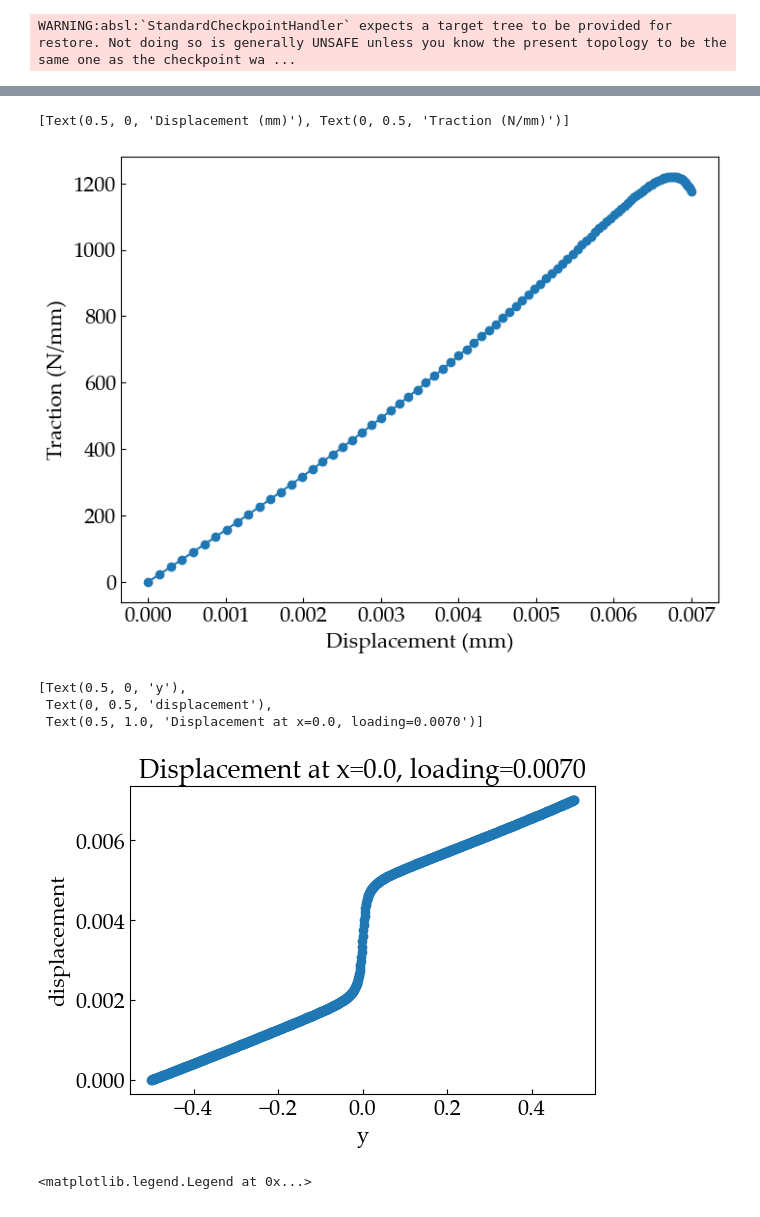
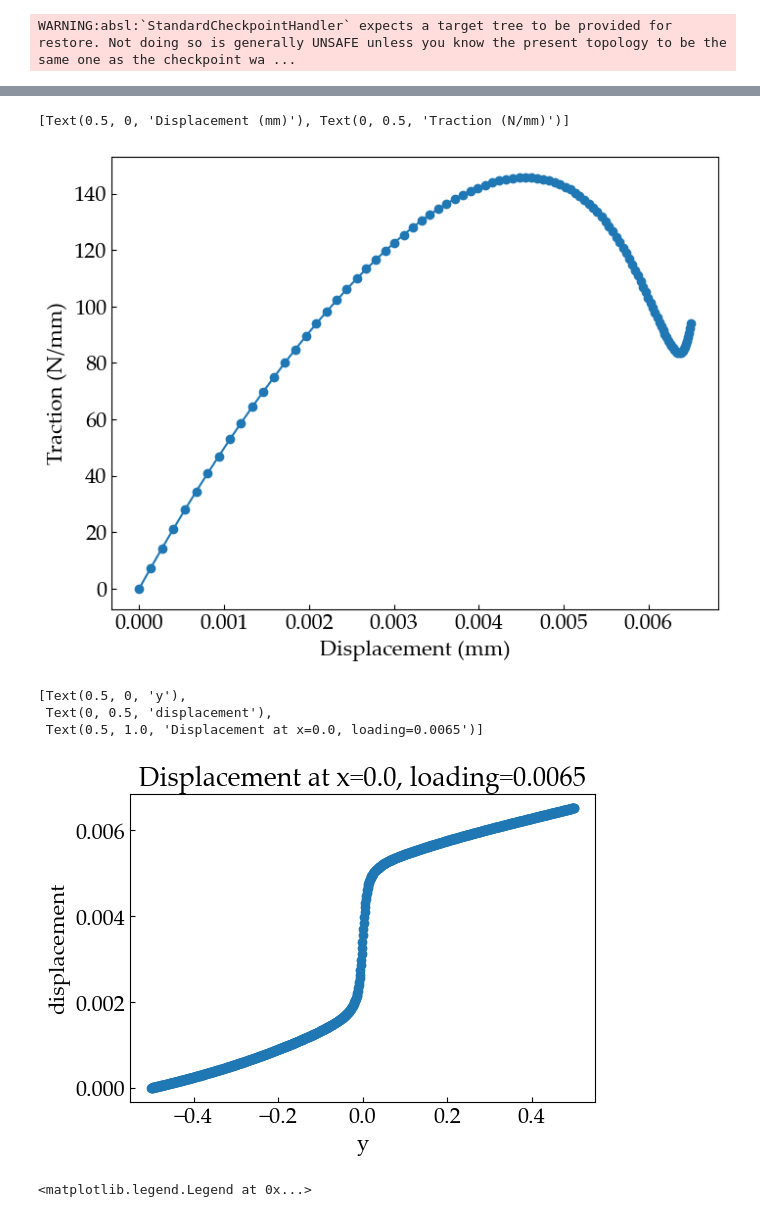
Before and after one commit to NanxiiChen/irr-pinn, a Jupyter notebook: examples/fracture/eval.ipynb, the cells around one changed output, grey strips where cells are left out. Saved outputs shown, nothing was run; the diff lists cells and outputs as text; code cells hidden in the pictures.

Commit message:
update fracture

```diff
--- a/examples/fracture/eval.ipynb
+++ b/examples/fracture/eval.ipynb
@@ -36,7 +36,7 @@ rcParams.update({
 cfg = configs.Config()
 pinn = PINN(config=cfg)
 ckpt = ocp.StandardCheckpointer()
-state = ckpt.restore("/root/autodl-tmp/tf-logs/fracture/irr/2025-04-26-22-44-24/model-5000/")
+state = ckpt.restore("/root/autodl-tmp/tf-logs/fracture/irr/2025-04-27-00-46-42/model-4000/")
 params = state["params"]
 # %% [output]
 WARNING:absl:`StandardCheckpointHandler` expects a target tree to be provided for restore. Not doing so is generally UNSAFE unless you know the present topology to be the same one as the checkpoint wa ...
@@ -64,3 +64,11 @@ for idx, tic in enumerate(ts):
     )
     tractions.append(traction_yy)
 tractions = jnp.array(tractions)
+%matplotlib inline
+loading = cfg.loading(ts)
+fig, ax = plt.subplots(figsize=(8, 6))
+ax.plot(loading, tractions, label="traction", marker="o",)
+ax.set(
+    xlabel="Displacement (mm)",
+    ylabel="Traction (N/mm)",
+)
@@ -67,16 +78,39 @@ tractions = jnp.array(tractions)
 # %%
+
+ts = jnp.linspace(0, 1, 101)
+# mesh = jnp.load(f"{cfg.DATA_PATH}/mesh_points.npy") / cfg.Lc
+ys = jnp.linspace(-0.5, 0.5, 1000)
+xs = jnp.ones_like(ys) * (0.5)
+top_mesh = jnp.stack([xs, ys], axis=1)
+
+tractions = []
+for idx, tic in enumerate(ts):
+    t = jnp.ones_like(top_mesh[:, 0]) * tic
+    t = t.reshape(-1, 1)
+    # phi, disp = vmap(
+    #     pinn.net_u, in_axes=(None, 0, 0)
+    # )(params, top_mesh, t)
+
+    sigma = vmap(
+        pinn.sigma, in_axes=(None, 0, 0)
+    )(params, top_mesh, t)
+    sigma_xx = sigma[:, 0, 0]
+    traction_xx = jnp.sum(
+        (sigma_xx[:-1] + sigma_xx[1:]) / 2 * (ys[1:] - ys[:-1])
+    )
+    tractions.append(traction_xx)
+tractions = jnp.array(tractions)
 %matplotlib inline
-
 loading = cfg.loading(ts)
 fig, ax = plt.subplots(figsize=(8, 6))
 ax.plot(loading, tractions, label="traction", marker="o",)
 ax.set(
     xlabel="Displacement (mm)",
     ylabel="Traction (N/mm)",
 )
 # %% [output]
 [Text(0.5, 0, 'Displacement (mm)'), Text(0, 0.5, 'Traction (N/mm)')]
-[figure, old version]
+[figure, new version]
 # %%
 ys = jnp.linspace(-0.5, 0.5, 1000)
 xs = jnp.ones_like(ys) * (-0.25)
@@ -99,8 +133,8 @@ ax.set(
 # %% [output]
 [Text(0.5, 0, 'y'),
  Text(0, 0.5, 'displacement'),
- Text(0.5, 1.0, 'Displacement at x=0.0, loading=0.0070')]
+ Text(0.5, 1.0, 'Displacement at x=0.0, loading=0.0065')]
-[figure, old version]
+[figure, new version]
 # %%
 %matplotlib inline
 
```
Also changed, not shown: parts of 1 cell of this notebook, 3 other files.
